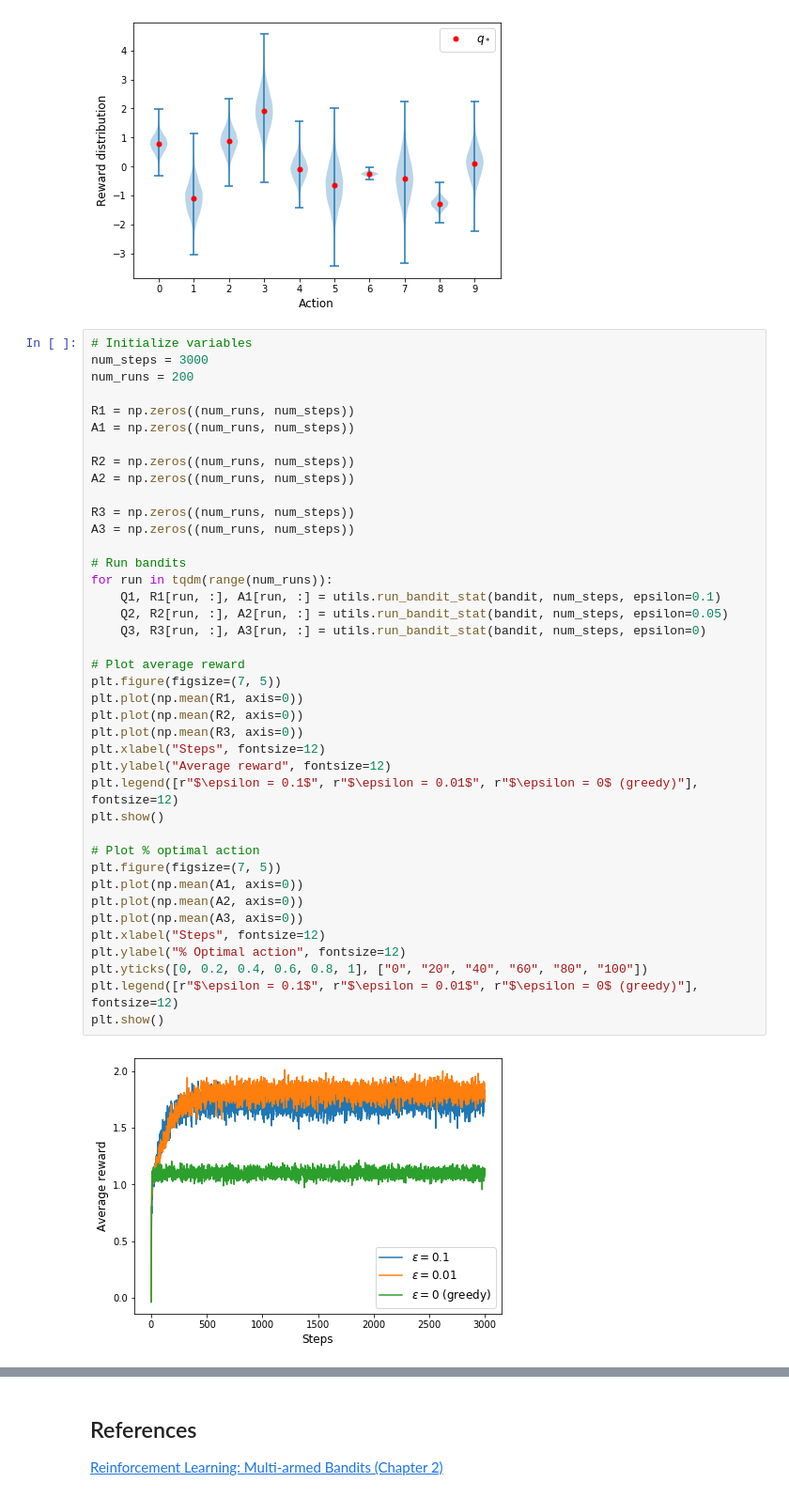
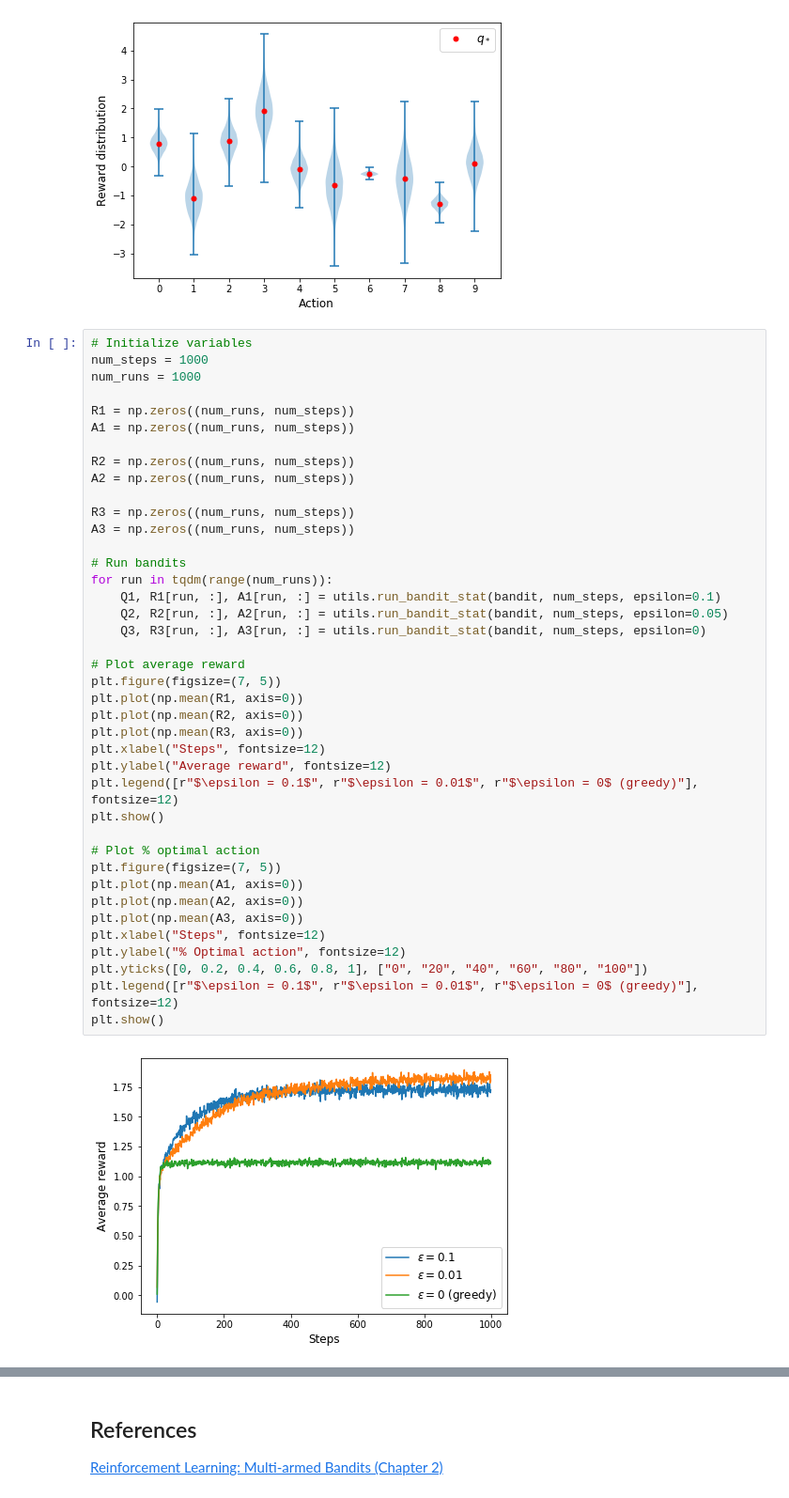
Before and after one commit to sgalella/kArmedBandit, a Jupyter notebook: notebooks/stationary.ipynb, the cells around one changed output, grey strips where cells are left out. Shown at 94% size. Saved outputs shown, nothing was run; the diff lists cells and outputs as text.

```diff
--- a/notebooks/stationary.ipynb
+++ b/notebooks/stationary.ipynb
@@ -32,8 +32,8 @@ plt.show()
 [figure]
 # %%
 # Initialize variables
-num_steps = 3000
-num_runs = 200
+num_steps = 1000
+num_runs = 1000
 
 R1 = np.zeros((num_runs, num_steps))
 A1 = np.zeros((num_runs, num_steps))
@@ -44,31 +44,31 @@ A2 = np.zeros((num_runs, num_steps))
 R3 = np.zeros((num_runs, num_steps))
 A3 = np.zeros((num_runs, num_steps))
 
 # Run bandits
 for run in tqdm(range(num_runs)):
     Q1, R1[run, :], A1[run, :] = utils.run_bandit_stat(bandit, num_steps, epsilon=0.1)
     Q2, R2[run, :], A2[run, :] = utils.run_bandit_stat(bandit, num_steps, epsilon=0.05)
     Q3, R3[run, :], A3[run, :] = utils.run_bandit_stat(bandit, num_steps, epsilon=0)
 
 # Plot average reward
 plt.figure(figsize=(7, 5))
 plt.plot(np.mean(R1, axis=0))
 plt.plot(np.mean(R2, axis=0))
 plt.plot(np.mean(R3, axis=0))
 plt.xlabel("Steps", fontsize=12)
 plt.ylabel("Average reward", fontsize=12)
 plt.legend([r"$\epsilon = 0.1$", r"$\epsilon = 0.01$", r"$\epsilon = 0$ (greedy)"], fontsize=12)
 plt.show()
 
 # Plot % optimal action
 plt.figure(figsize=(7, 5))
 plt.plot(np.mean(A1, axis=0))
 plt.plot(np.mean(A2, axis=0))
 plt.plot(np.mean(A3, axis=0))
 plt.xlabel("Steps", fontsize=12)
 plt.ylabel("% Optimal action", fontsize=12)
 plt.yticks([0, 0.2, 0.4, 0.6, 0.8, 1], ["0", "20", "40", "60", "80", "100"])
 plt.legend([r"$\epsilon = 0.1$", r"$\epsilon = 0.01$", r"$\epsilon = 0$ (greedy)"], fontsize=12)
 plt.show()
 # %% [output]
-[figure, old version]
+[figure, new version]
```
Also changed, not shown: parts of 1 cell of this notebook, 3 other files.
